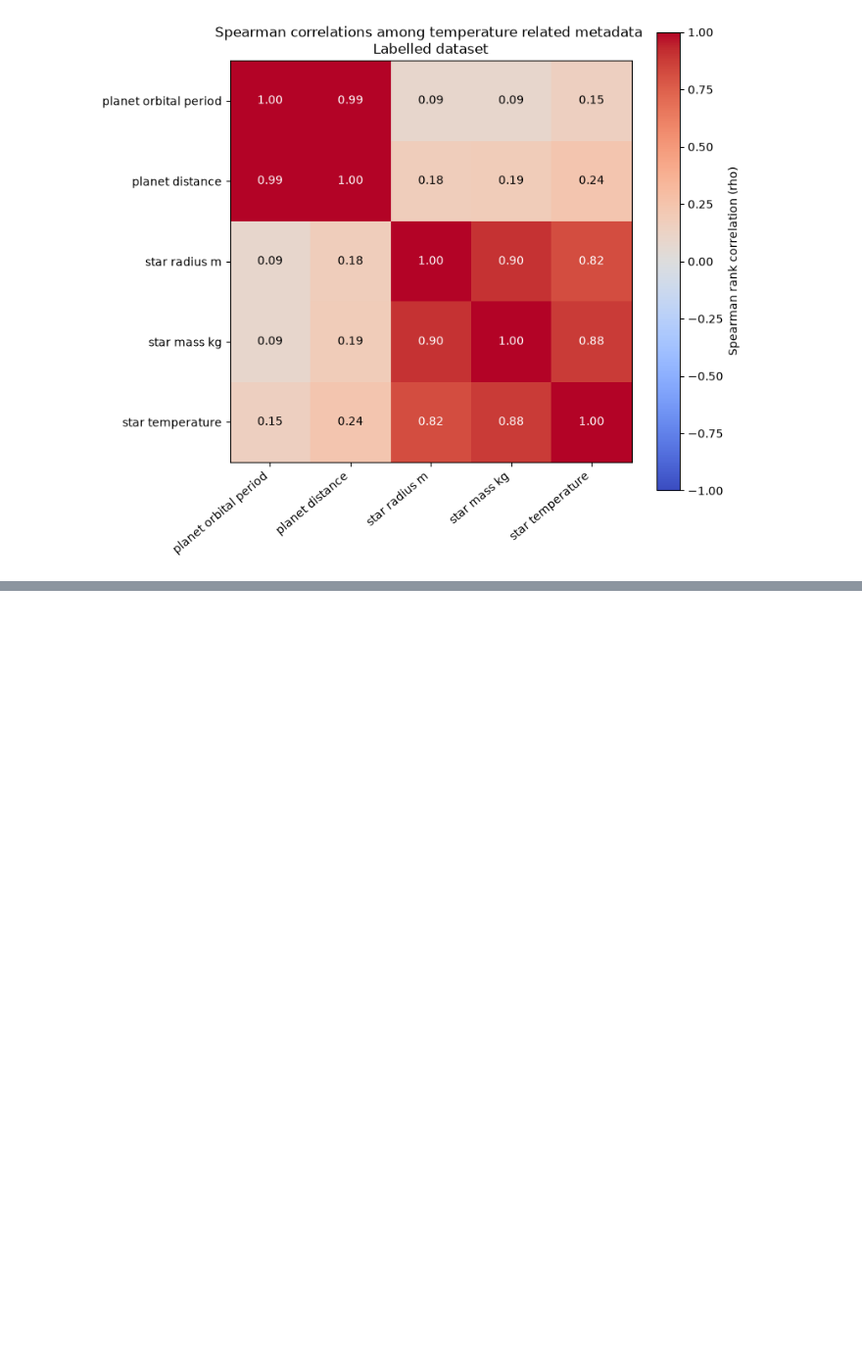
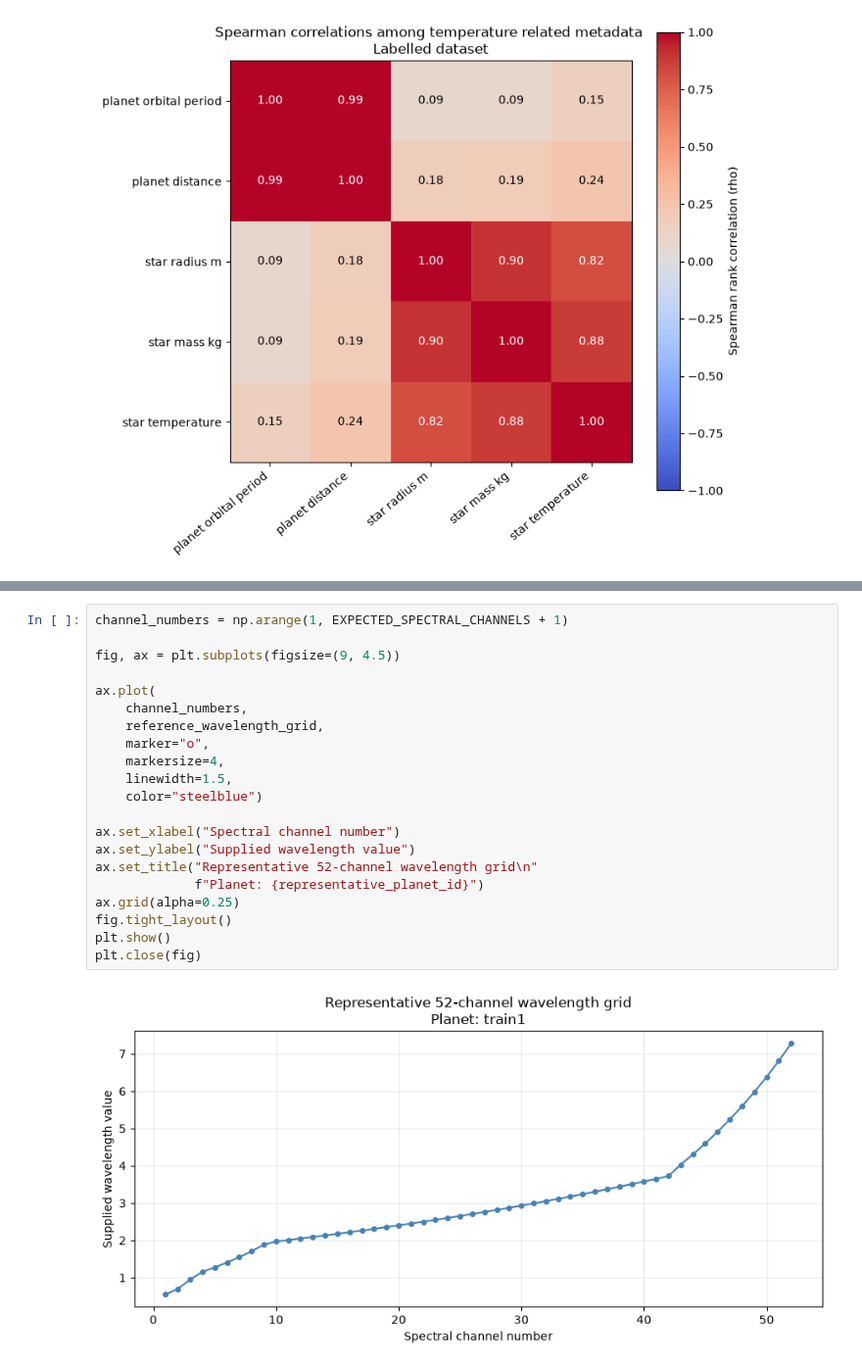
Before and after one commit to ajf12327/ADC2023-conformal-prediction, a Jupyter notebook: notebooks/02_EDA.ipynb, the cells around one changed output, grey strips where cells are left out. Shown at 98% size. Saved outputs shown, nothing was run; the diff lists cells and outputs as text; blank space fills up the shorter version.

```diff
--- a/notebooks/02_EDA.ipynb
+++ b/notebooks/02_EDA.ipynb
@@ -1546,0 +1849,23 @@ plt.close(fig)
+# %%
+channel_numbers = np.arange(1, EXPECTED_SPECTRAL_CHANNELS + 1)
+
+fig, ax = plt.subplots(figsize=(9, 4.5))
+
+ax.plot(
+    channel_numbers,
+    reference_wavelength_grid,
+    marker="o",
+    markersize=4,
+    linewidth=1.5,
+    color="steelblue")
+
+ax.set_xlabel("Spectral channel number")
+ax.set_ylabel("Supplied wavelength value")
+ax.set_title("Representative 52-channel wavelength grid\n"
+             f"Planet: {representative_planet_id}")
+ax.grid(alpha=0.25)
+fig.tight_layout()
+plt.show()
+plt.close(fig)
+# %% [output]
+[figure, added]
```
Also changed, not shown: parts of 14 cells of this notebook.
